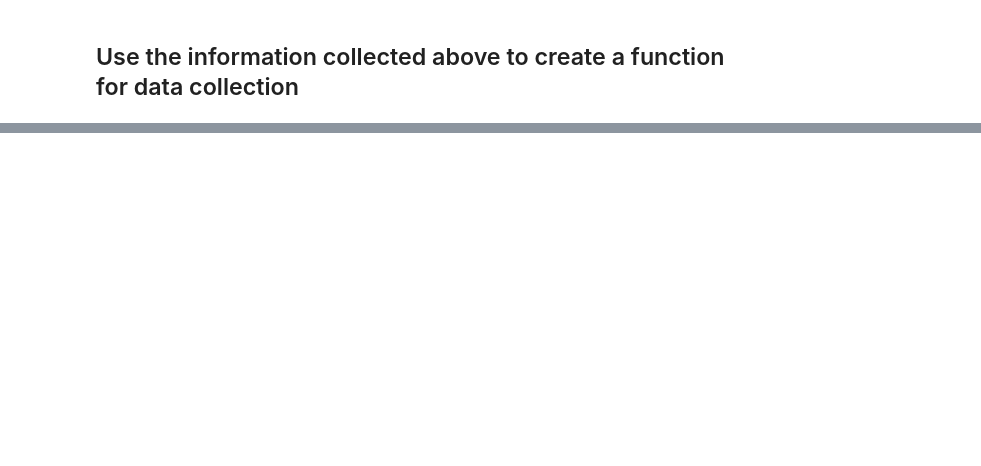
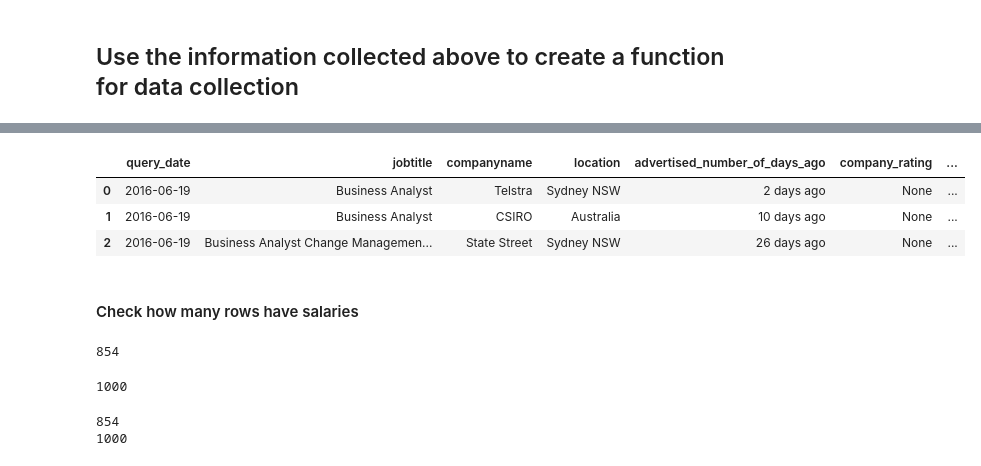
Before and after one commit to vivekbharadwaj/web_scraping, a Jupyter notebook: web_scraping_job_board.ipynb, the cells around one changed output, grey strips where cells are left out. Saved outputs shown, nothing was run; the diff lists cells and outputs as text; code cells hidden in the pictures; blank space fills up the shorter version.

```diff
--- a/web_scraping_job_board.ipynb
+++ b/web_scraping_job_board.ipynb
@@ -410,0 +613,22 @@ Create step to load details into list and subsequently, append this list into a
+# %%
+def compute_advertised_date(row):
+    #extract number and identifier (days or hours)
+
+    advertised_number = int(re.findall('\d+', row['advertised_number_of_days_ago'])[0])
+
+    if re.findall('hour', row['advertised_number_of_days_ago']):
+        return row['query_date']
+    elif re.findall('day', row['advertised_number_of_days_ago']) and advertised_number == 30:
+        return row['query_date'] - pd.Timedelta(days=30) #jobs advertised 30+ days ago also defaulted to 30 days.
+    elif re.findall('day', row['advertised_number_of_days_ago']) and advertised_number != 30:
+        return row['query_date'] - pd.Timedelta(days=advertised_number)
+    else:
+        return None
+# %%
+df_joblist['advertised_date'] = df_joblist.apply (lambda row: compute_advertised_date(row),axis=1)
+df_joblist.head(3)
+# %% [output]
+|  | query_date | jobtitle | companyname | location | advertised_number_of_days_ago | company_rating | ... |
+| 0 | 2016-06-19 | Business Analyst | Telstra | Sydney NSW | 2 days ago | None | ... |
+| 1 | 2016-06-19 | Business Analyst | CSIRO | Australia | 10 days ago | None | ... |
+| 2 | 2016-06-19 | Business Analyst Change Managemen... | State Street | Sydney NSW | 26 days ago | None | ... |
@@ -410,0 +640,16 @@ Create step to load details into list and subsequently, append this list into a
+# %% [markdown]
+#### Check how many rows have salaries
+# %%
+df_joblist.salary.isnull().sum()
+# %% [output]
+854
+# %%
+len(df_joblist)
+# %% [output]
+1000
+# %%
+print int(df_joblist.salary.isnull().sum())
+print len(df_joblist)
+# %% [output]
+854
+1000
```
Also changed, not shown: parts of 29 cells of this notebook.
